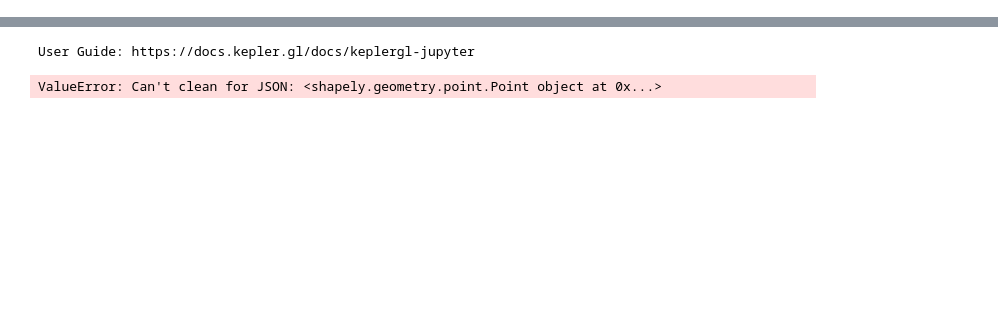
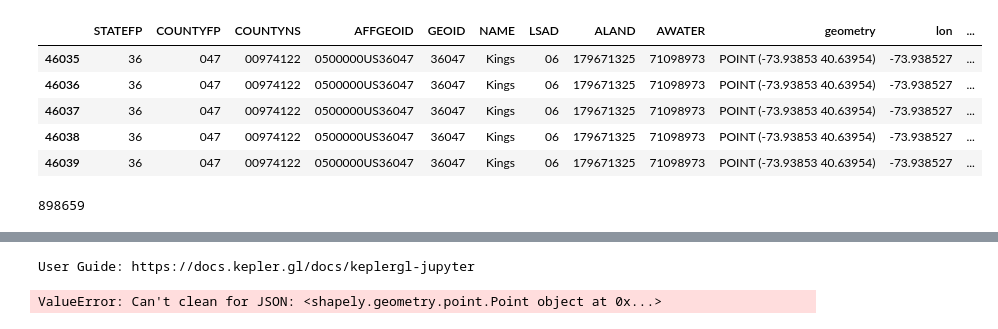
Before and after one commit to stevennac3/rp-covid-migration, a Jupyter notebook: notebooks/Viz/Kepler_Edits.ipynb, the cells around one changed output, grey strips where cells are left out. Drawn from its saved outputs; the diff is of its cells as text; code cells hidden in the pictures; blank space fills up the shorter version.

```diff
--- a/notebooks/Viz/Kepler_Edits.ipynb
+++ b/notebooks/Viz/Kepler_Edits.ipynb
@@ -15,0 +83,16 @@ os.chdir(r'C:\Users\steve\GitHub\rp-covid-migration')
+# %%
+array = ['New York', 'Kings','Queens','Richmond','Bronx']
+nyc = usa_centroid.loc[(usa_centroid['STATEFP'] == '36') & usa_centroid['NAME'].isin(array)]
+#usa_centroid = usa_centroid.loc[(usa_centroid['STATEFP'] != '36') & (df['NAME'] != 'New York', 'Kings','Queens','Richmond','Bronx')]
+nyc.head()
+# %% [output]
+|  | STATEFP | COUNTYFP | COUNTYNS | AFFGEOID | GEOID | NAME | LSAD | ALAND | AWATER | geometry | lon | ... |
+| 46035 | 36 | 047 | 00974122 | 0500000US36047 | 36047 | Kings | 06 | 179671325 | 71098973 | POINT (-73.93853 40.63954) | -73.938527 | ... |
+| 46036 | 36 | 047 | 00974122 | 0500000US36047 | 36047 | Kings | 06 | 179671325 | 71098973 | POINT (-73.93853 40.63954) | -73.938527 | ... |
+| 46037 | 36 | 047 | 00974122 | 0500000US36047 | 36047 | Kings | 06 | 179671325 | 71098973 | POINT (-73.93853 40.63954) | -73.938527 | ... |
+| 46038 | 36 | 047 | 00974122 | 0500000US36047 | 36047 | Kings | 06 | 179671325 | 71098973 | POINT (-73.93853 40.63954) | -73.938527 | ... |
+| 46039 | 36 | 047 | 00974122 | 0500000US36047 | 36047 | Kings | 06 | 179671325 | 71098973 | POINT (-73.93853 40.63954) | -73.938527 | ... |
+# %%
+len(usa_centroid)
+# %% [output]
+898659
```
Also changed, not shown: parts of 13 cells of this notebook, 6 other files.
